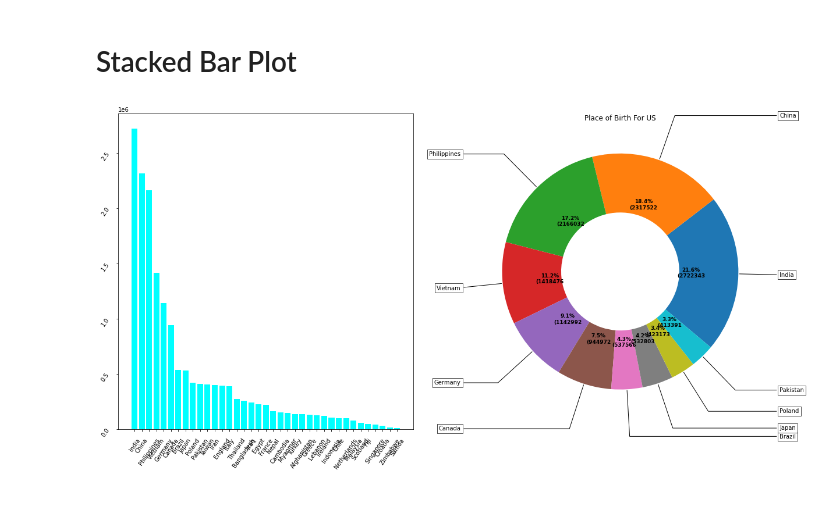
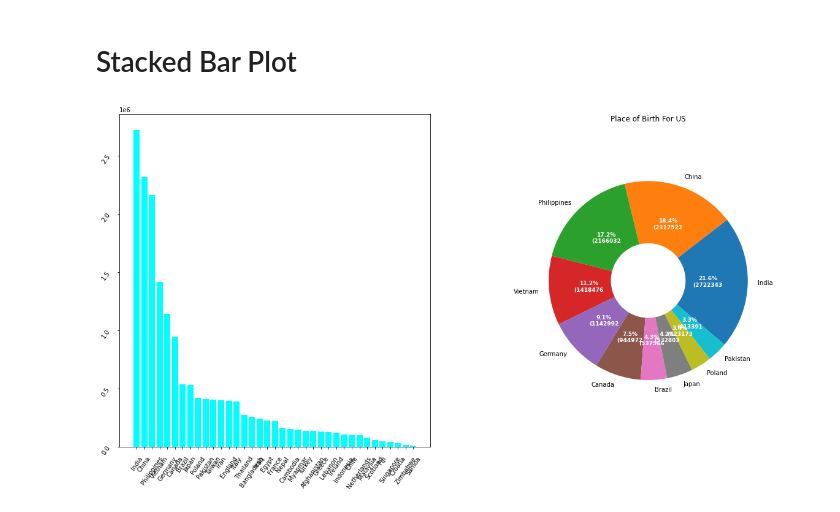
Before and after one commit to NoTouchingKids/Lab4-5Assignment, a Jupyter notebook: Report.ipynb, the cells around one changed output. Cells and saved outputs as stored; diff of their text form; code cells hidden in the pictures.

```diff
--- a/Report.ipynb
+++ b/Report.ipynb
@@ -455,42 +437,45 @@ def func(pct, allvals):
 # wedges, texts, autotexts = ax.pie(y, autopct=lambda pct: func(pct, y),
 #                                   textprops=dict(color="w"))
 
 # ax.legend(wedges, x,
 #           title="Ingredients",
 #           loc="center left",
 #           bbox_to_anchor=(1, 0, 0.5, 1))
 
 # plt.setp(autotexts, size=8, weight="bold")
 
 # ax.set_title("Matplotlib bakery: A pie")
 
 ax[0].bar(USA_X, USA_Y,
           color='cyan', linewidth=0.7, label='US')
 
-wedges, texts, autotexts = ax[1].pie(USA_Y_pie, autopct=lambda pct: func(pct, USA_Y_pie),wedgeprops=dict(width=0.5), startangle=-40)
+wedges, texts, autotexts = ax[1].pie(USA_Y_pie, labels=USA_X_pie, autopct=lambda pct: func(pct, USA_Y_pie),wedgeprops=dict(width=0.5), startangle=-40, radius=0.80)
 
+plt.setp(autotexts, size='x-small')
 
-
+for autotext in autotexts:
+    autotext.set_color('white')
 
 bbox_props = dict(boxstyle="square,pad=0.3", fc="w", ec="k", lw=0.72)
 kw = dict(arrowprops=dict(arrowstyle="-"),
           bbox=bbox_props, zorder=0, va="center")
 
-for i, p in enumerate(wedges):
-    ang = (p.theta2 - p.theta1)/2. + p.theta1
-    y = np.sin(np.deg2rad(ang))
-    x = np.cos(np.deg2rad(ang))
-    horizontalalignment = {-1: "right", 1: "left"}[int(np.sign(x))]
-    connectionstyle = "angle,angleA=0,angleB={}".format(ang)
-    kw["arrowprops"].update({"connectionstyle": connectionstyle})
-    ax[1].annotate(USA_X_pie[i], xy=(x, y), xytext=(1.35*np.sign(x), 1.4*y),
-                horizontalalignment=horizontalalignment, **kw)
+# for i, p in enumerate(wedges):
+#     print(p)
+#     ang = (p.theta2 - p.theta1)/2. + p.theta1
+#     y = np.sin(np.deg2rad(ang))
+#     x = np.cos(np.deg2rad(ang))
+#     horizontalalignment = {-1: "right", 1: "left"}[int(np.sign(x))]
+#     connectionstyle = "angle,angleA=0,angleB={}".format(ang)
+#     kw["arrowprops"].update({"connectionstyle": connectionstyle})
+#     ax[1].annotate(USA_X_pie[i], xy=(x, y), xytext=(1.35*np.sign(x), 1.4*y),
+#                 horizontalalignment=horizontalalignment, **kw)
 
 ax[0].tick_params(labelrotation=55, pad=10)
 
 plt.setp(autotexts, size=9, weight="bold")
 plt.title("Place of Birth For US")
 
 plt.show()
 # %% [output]
-[figure, old version]
+[figure, new version]
```
Also changed, not shown: parts of 7 cells of this notebook.
